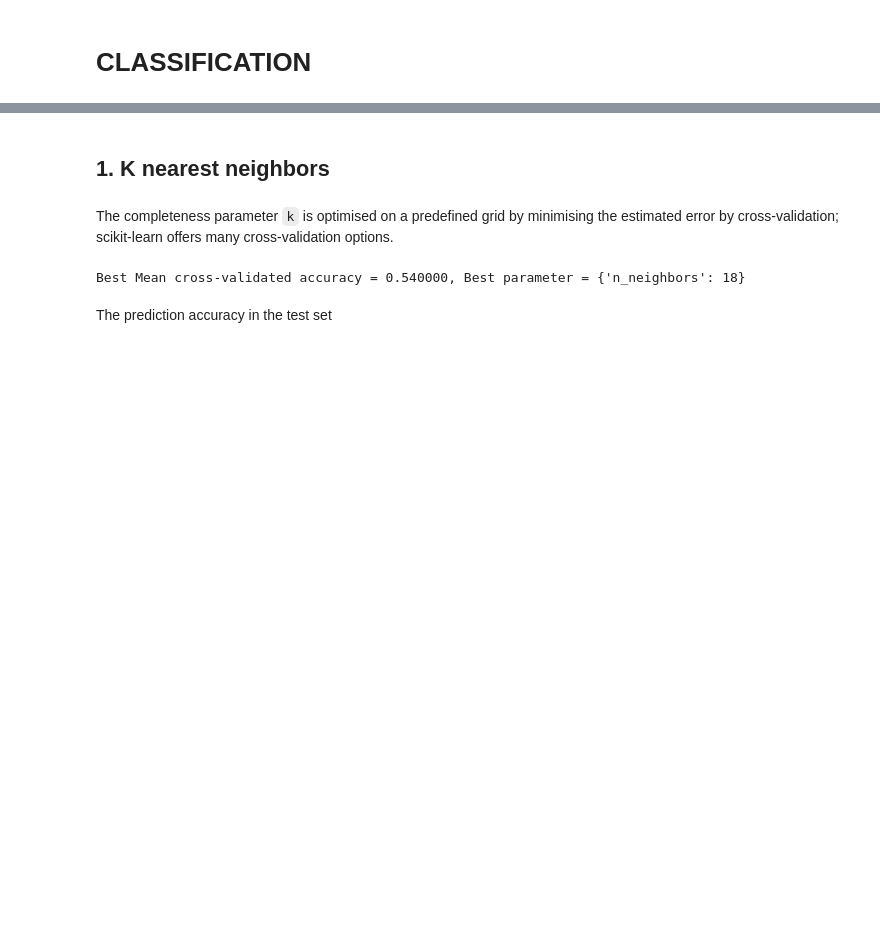
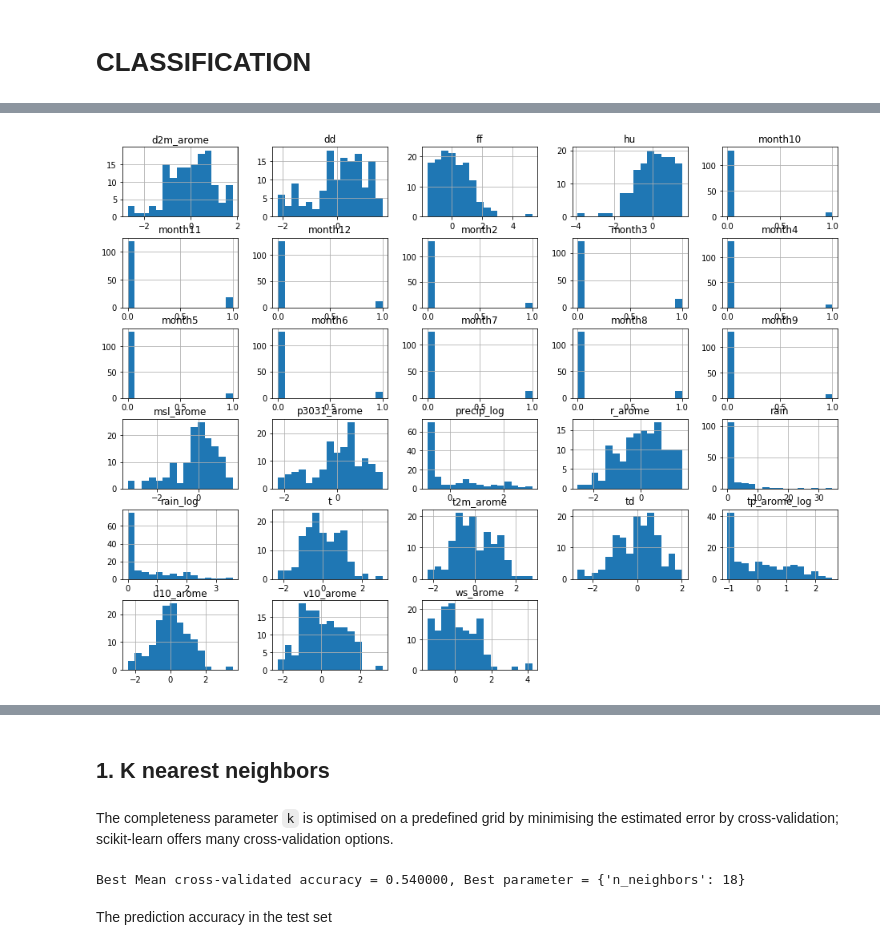
Before and after one commit to NguyenHai7120/4A-MachineLearning-Project, a Jupyter notebook: Classification_python.ipynb, the cells around one changed output, grey strips where cells are left out. Drawn from its saved outputs; the diff is of its cells as text; code cells hidden in the pictures; blank space fills up the shorter version.

```diff
--- a/Classification_python.ipynb
+++ b/Classification_python.ipynb
@@ -40,3 +44,7 @@ test_set['rain_class'] = test_set['rain_class'].astype("category")
+# %%
+_ = test_set.hist(figsize=(16,12), bins = 15)
+# %% [output]
+[figure, added]
 # %%
 Y_train = train_set['rain']
 Y_test = test_set['rain']
```
Also changed, not shown: parts of 10 cells of this notebook.
